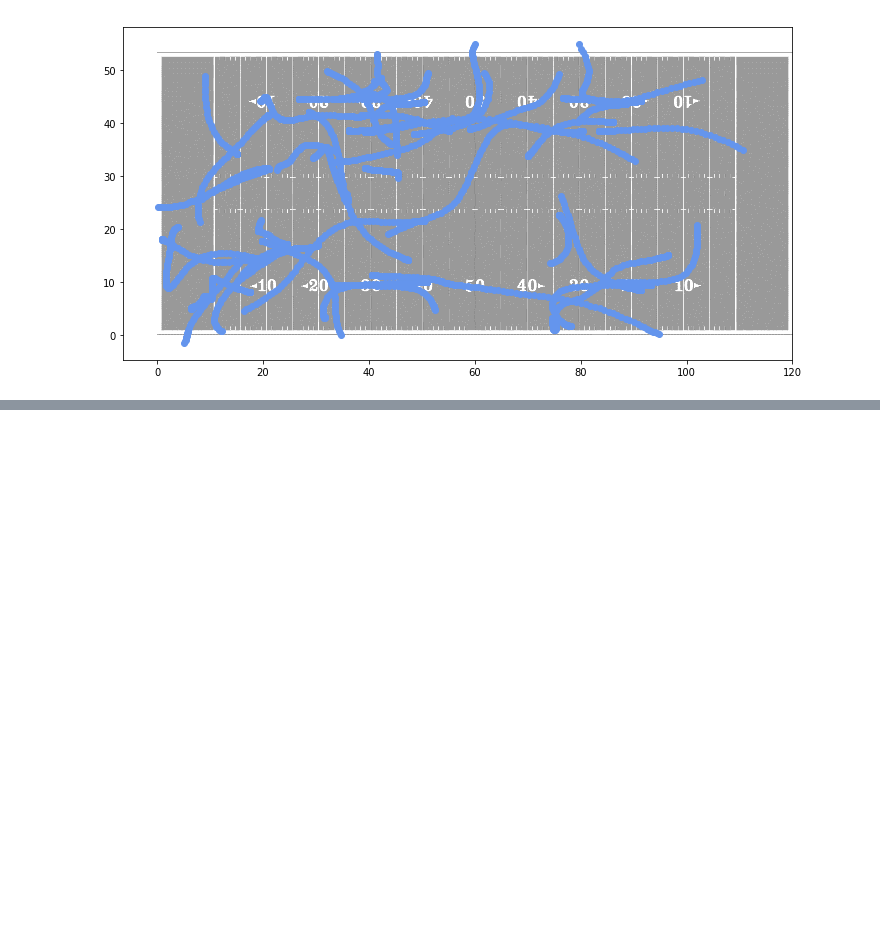
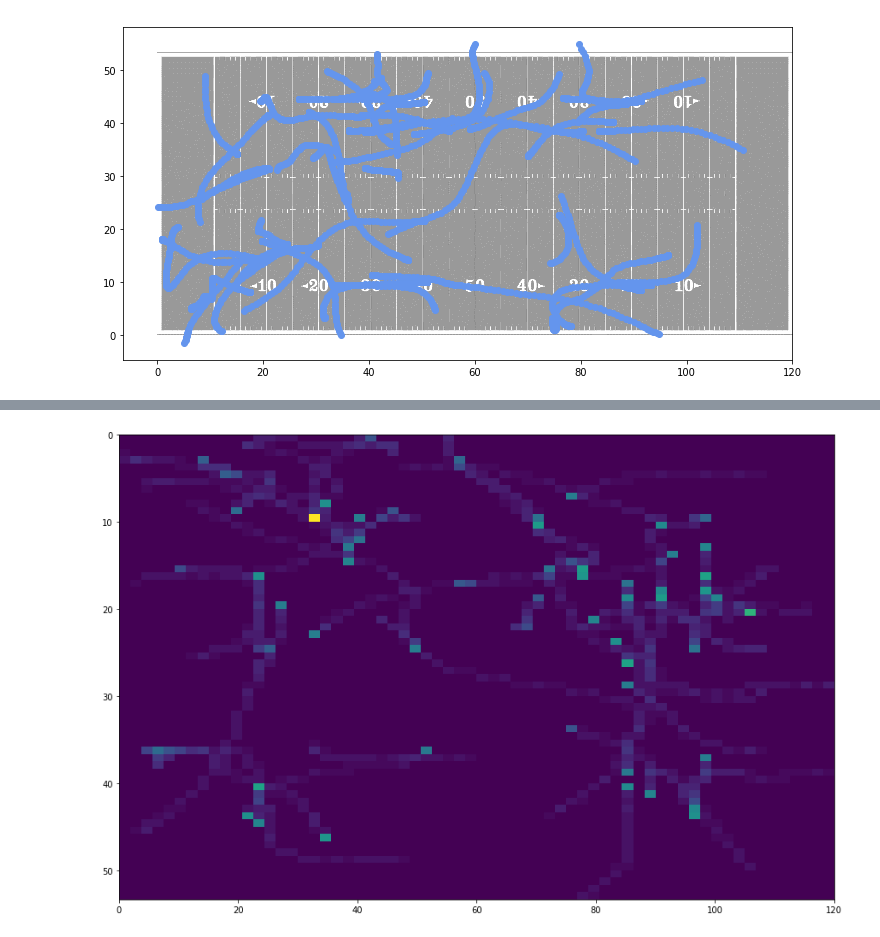
Before and after one commit to sidthakur08/nfl-big-data-bowl-2021, a Jupyter notebook: explore.ipynb, the cells around one changed output, grey strips where cells are left out. Saved outputs shown, nothing was run; the diff lists cells and outputs as text; code cells hidden in the pictures; blank space fills up the shorter version.

```diff
--- a/explore.ipynb
+++ b/explore.ipynb
@@ -275,2 +267,9 @@ SyntaxError: unexpected EOF while parsing (<ipython-input-29-45c46fbe5092>, line
+# %%
+jheat,jax_heat = plt.subplots(figsize=(15,10))
+heat = np.histogram2d(julio_full['x'],julio_full['y'],bins=64)
+jax_heat.imshow(img,extent=[0,120,53.34,0])
+pos = jax_heat.imshow(heat[0],extent=[0,120,53.34,0],aspect='auto')
+# %% [output]
+[figure, added]
 # %%
 list_frames[1]
```
Also changed, not shown: parts of 2 cells of this notebook, 1 other file.
